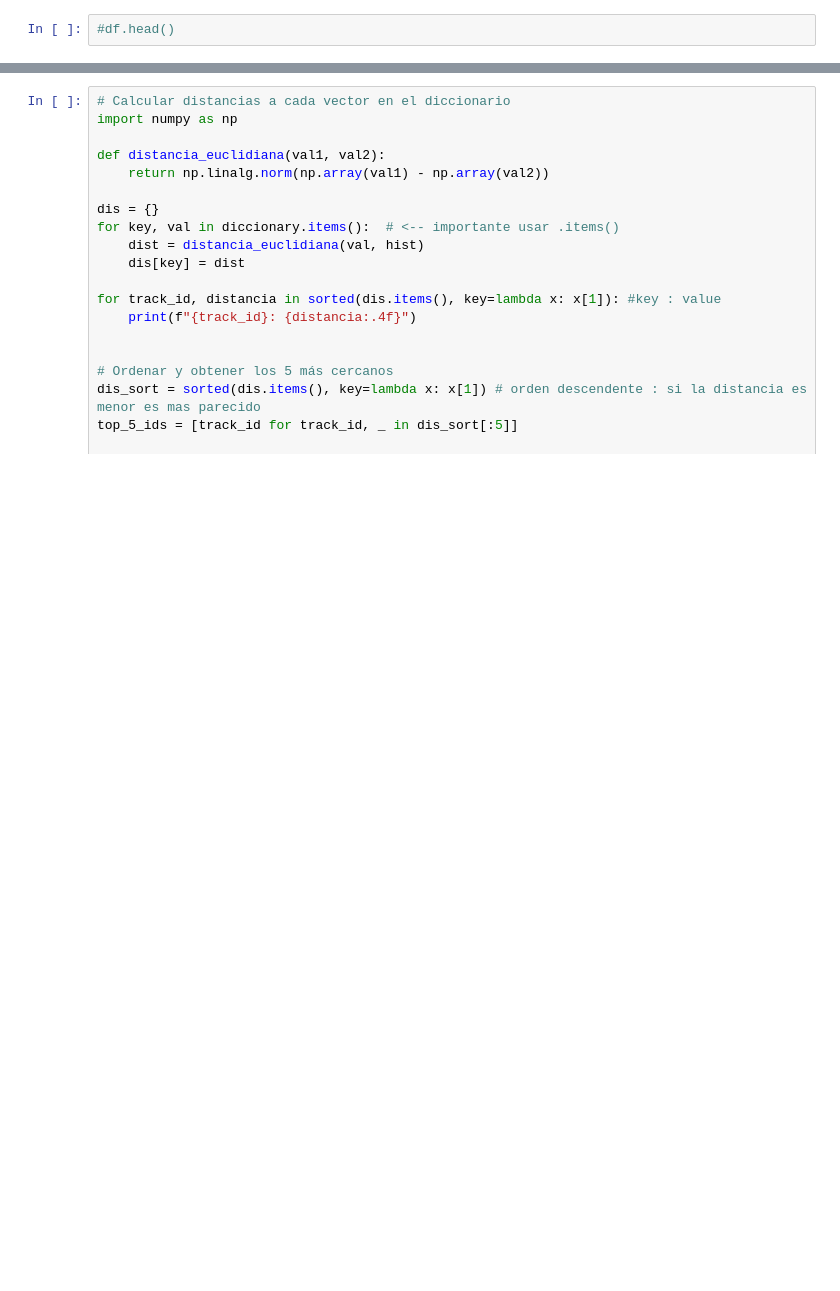
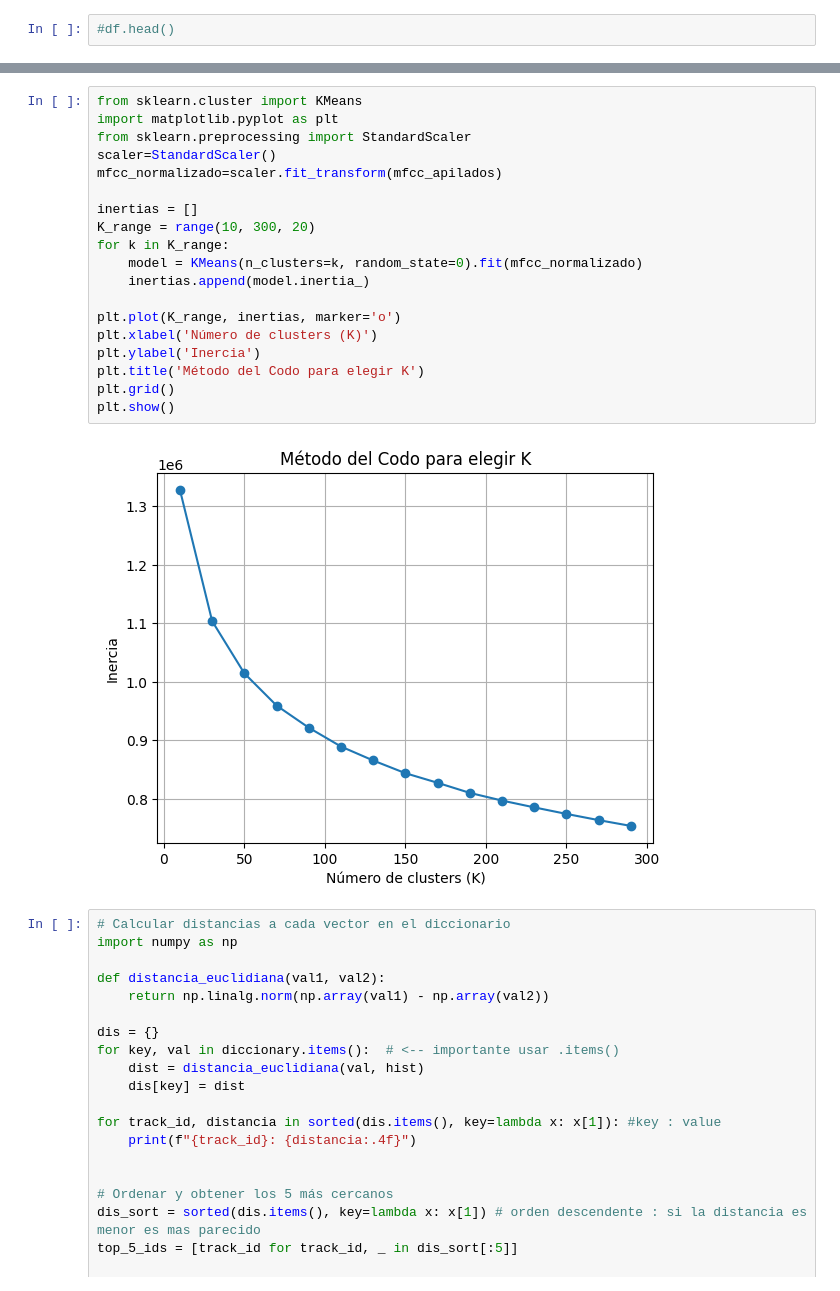
Before and after one commit to Manzanito20003/Recomendador_musica, a Jupyter notebook: main.ipynb, the cells around one changed output, grey strips where cells are left out. Drawn from its saved outputs; the diff is of its cells as text; blank space fills up the shorter version.

```diff
--- a/main.ipynb
+++ b/main.ipynb
@@ -144,3 +278,24 @@ join_data.sort_values('score')[['score', 'track_artist_x', 'track_name_x', 'play
+# %%
+from sklearn.cluster import KMeans
+import matplotlib.pyplot as plt
+from sklearn.preprocessing import StandardScaler
+scaler=StandardScaler()
+mfcc_normalizado=scaler.fit_transform(mfcc_apilados)
+
+inertias = []
+K_range = range(10, 300, 20)
+for k in K_range:
+    model = KMeans(n_clusters=k, random_state=0).fit(mfcc_normalizado)
+    inertias.append(model.inertia_)
+
+plt.plot(K_range, inertias, marker='o')
+plt.xlabel('Número de clusters (K)')
+plt.ylabel('Inercia')
+plt.title('Método del Codo para elegir K')
+plt.grid()
+plt.show()
+# %% [output]
+[figure, added]
 # %%
 # Calcular distancias a cada vector en el diccionario
 import numpy as np
```
Also changed, not shown: parts of 11 cells of this notebook, 6 other files.
